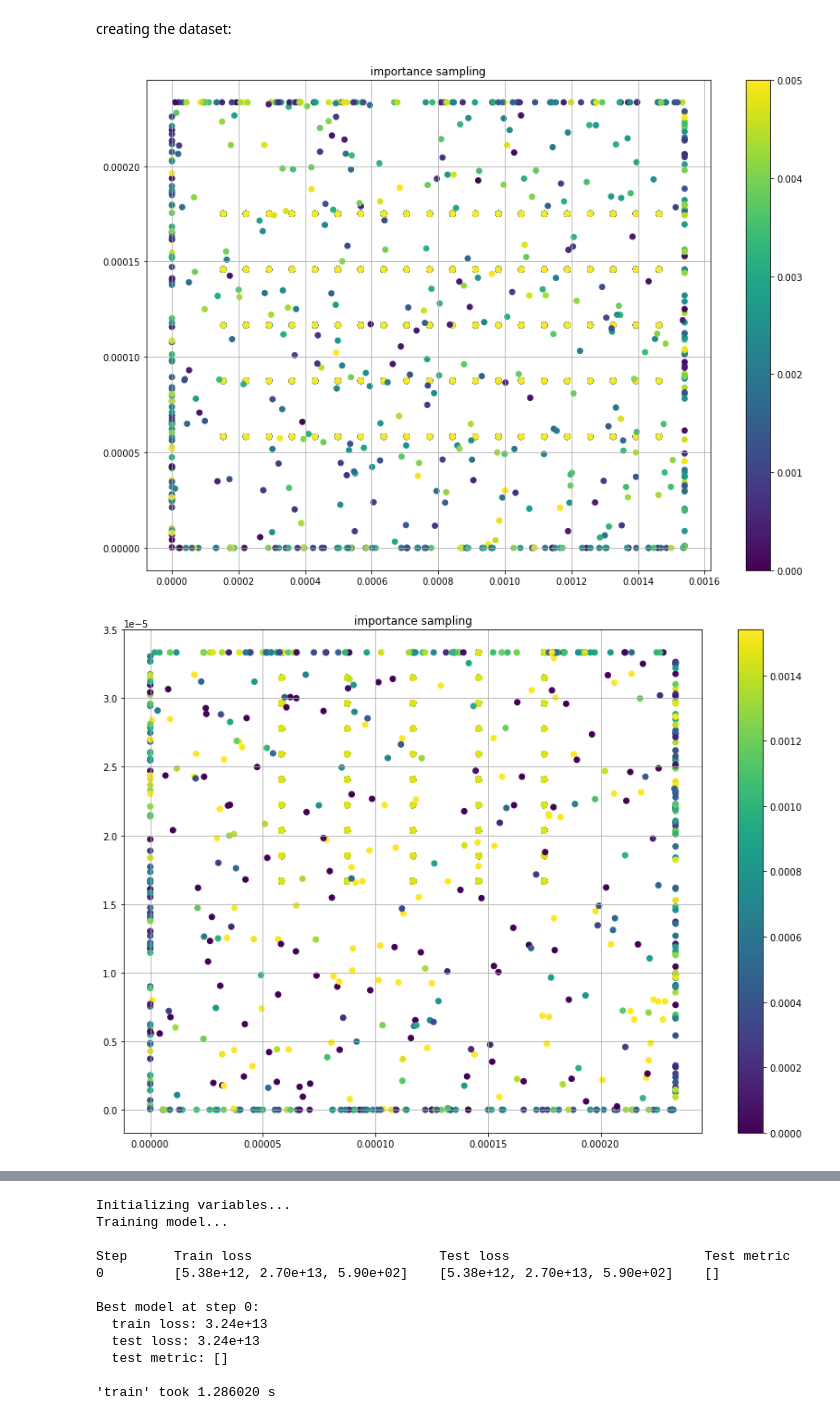
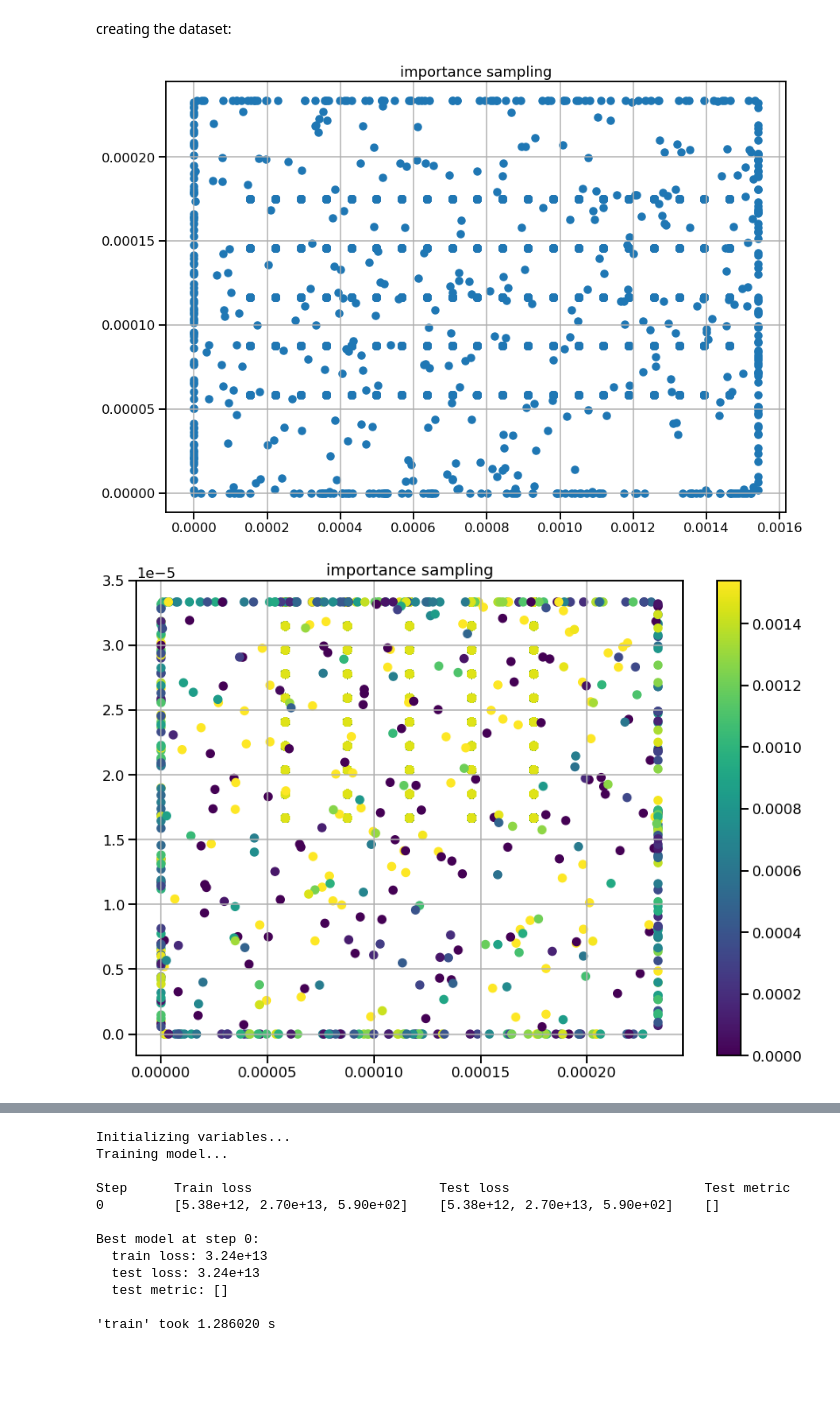
Before and after one commit to snilsn/pinn_slm, a Jupyter notebook: slm-small.ipynb, the cells around one changed output, grey strips where cells are left out. Drawn from its saved outputs; the diff is of its cells as text; code cells hidden in the pictures; blank space fills up the shorter version.

```diff
--- a/slm-small.ipynb
+++ b/slm-small.ipynb
@@ -5,6 +5,8 @@ import numpy as np
 import matplotlib.pyplot as plt
 import scipy.interpolate
 from deepxde.backend import tf
+import seaborn as sns
+sns.set_context('talk')
 # %%
 T = np.array([20, 100, 200, 300, 400]) + 273.15
 k_s = np.array([147, 155, 159, 159, 155])
@@ -147,30 +180,30 @@ creating the dataset:
 # %%
 #setting training points at the important part of the boundary
 x_lin = np.linspace(0.1*x_max, 0.95*x_max, 20)
 y_lin = np.linspace(0.25*y_max, 0.75*y_max, 5)
 z_lin = np.linspace(0.5*z_max, z_max, 10)
 t_lin = np.linspace(0, t_max, 10)
 xx, yy, zz, tt = np.meshgrid(x_lin, y_lin, [z_lin], [t_lin])
 X = np.vstack((np.ravel(xx), np.ravel(yy), np.ravel(zz), np.ravel(tt))).T
 
 data = dde.data.TimePDE(domain,
                        pde_system,
                        ic_bcs = [top, sides],
                        num_domain = 100,
                        num_initial = 0,
                        num_boundary = 500,
                        train_distribution="pseudo",
                        anchors=X)
 
 points = data.train_points().T
 
 plt.figure(figsize = (14, 10))
-plt.scatter(points[0], points[1], c = points[3])
-plt.colorbar()
+plt.scatter(points[0], points[1])
+#plt.colorbar()
 plt.title('importance sampling')
 plt.grid()
 # %% [output]
-[figure, old version]
+[figure, new version]
 # %%
 plt.figure(figsize = (14, 10))
 plt.scatter(points[1], points[2], c = points[0])
@@ -178,7 +211,7 @@ plt.colorbar()
 plt.title('importance sampling')
 plt.grid()
 # %% [output]
-[figure, old version]
+[figure, new version]
 # %%
 #net = dde.nn.FNN([4] + [100] * 4 + [1], "sin", "Glorot normal")
 net = dde.nn.MsFFN([4] + [60] * 4 + [1], "sin", "Glorot normal", sigmas = [1e-1, 1])
```
Also changed, not shown: parts of 22 cells of this notebook.
